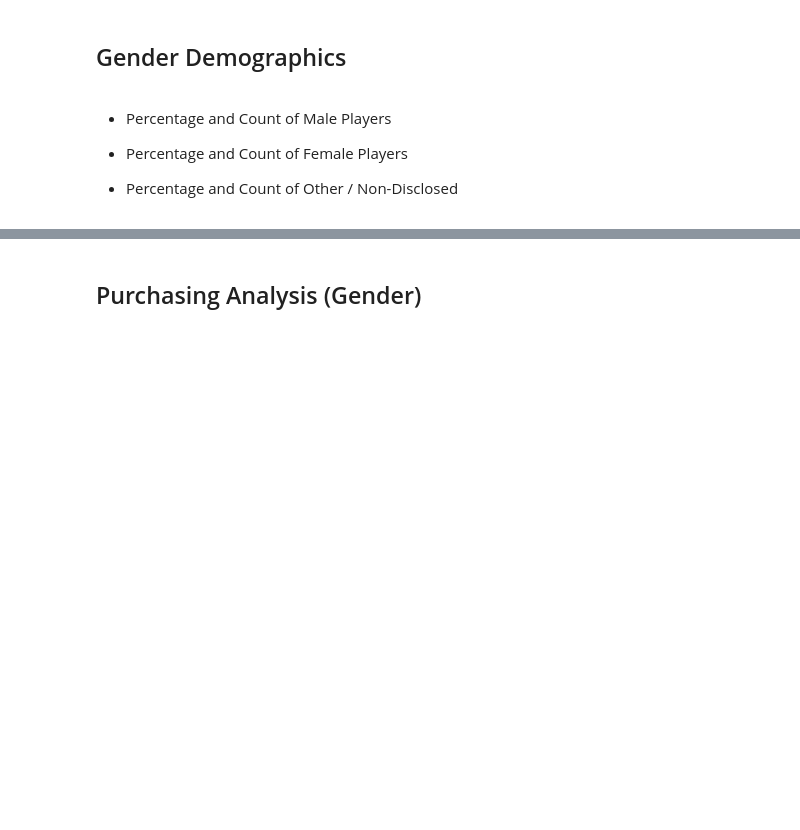
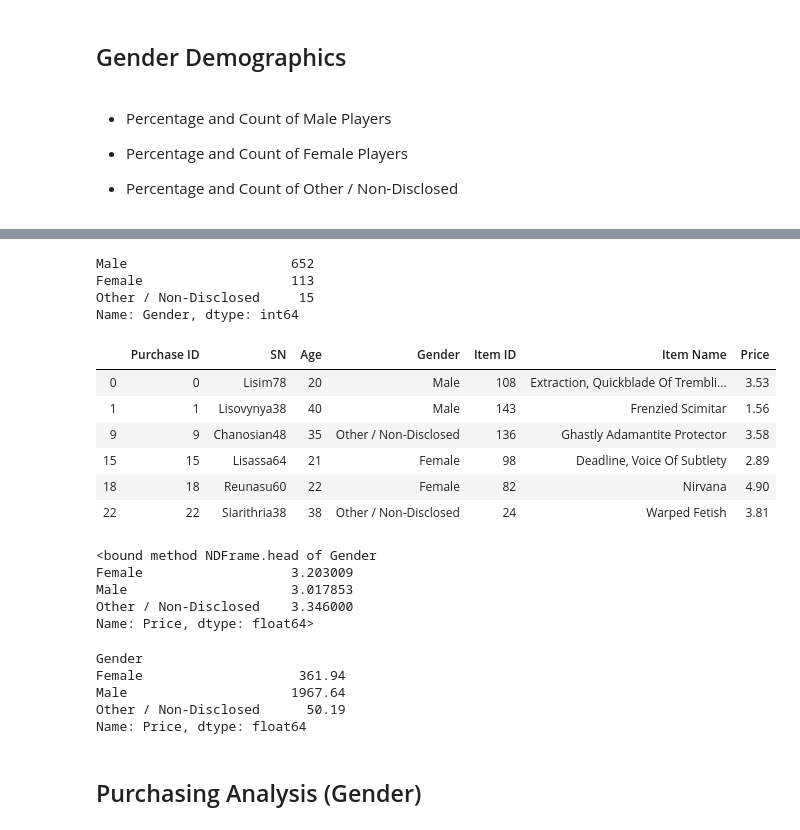
Before and after one commit to Davidtaboh/Heroes-of-Pymoli, a Jupyter notebook: HeroesofPymoli.ipynb, the cells around one changed output, grey strips where cells are left out. Cells and saved outputs as stored; diff of their text form; code cells hidden in the pictures; blank space fills up the shorter version.

```diff
--- a/HeroesofPymoli.ipynb
+++ b/HeroesofPymoli.ipynb
@@ -79,3 +93,46 @@ total_revenue
+# %%
+#Puchase Count Gender
+
+gender_purchases = purchase_data["Gender"].value_counts()
+gender_purchases
+# %% [output]
+Male                     652
+Female                   113
+Other / Non-Disclosed     15
+Name: Gender, dtype: int64
+# %%
+gender_data = purchase_data.groupby(["Gender"])
+gender_data.head(2)
+# %% [output]
+|  | Purchase ID | SN | Age | Gender | Item ID | Item Name | Price |
+| 0 | 0 | Lisim78 | 20 | Male | 108 | Extraction, Quickblade Of Trembli... | 3.53 |
+| 1 | 1 | Lisovynya38 | 40 | Male | 143 | Frenzied Scimitar | 1.56 |
+| 9 | 9 | Chanosian48 | 35 | Other / Non-Disclosed | 136 | Ghastly Adamantite Protector | 3.58 |
+| 15 | 15 | Lisassa64 | 21 | Female | 98 | Deadline, Voice Of Subtlety | 2.89 |
+| 18 | 18 | Reunasu60 | 22 | Female | 82 | Nirvana | 4.90 |
+| 22 | 22 | Siarithria38 | 38 | Other / Non-Disclosed | 24 | Warped Fetish | 3.81 |
+# %%
+#group whole table by gender then grab price
+
+gender_avg_purchases = gender_data["Price"].mean()
+gender_avg_purchases.head
+# %% [output]
+<bound method NDFrame.head of Gender
+Female                   3.203009
+Male                     3.017853
+Other / Non-Disclosed    3.346000
+Name: Price, dtype: float64>
+# %%
+#sum of gender purchases
+
+gender_total_purchases = gender_data["Price"].sum()
+gender_total_purchases
+# %% [output]
+Gender
+Female                    361.94
+Male                     1967.64
+Other / Non-Disclosed      50.19
+Name: Price, dtype: float64
 # %% [markdown]
 
 ## Purchasing Analysis (Gender)
```
Also changed, not shown: parts of 5 cells of this notebook.
